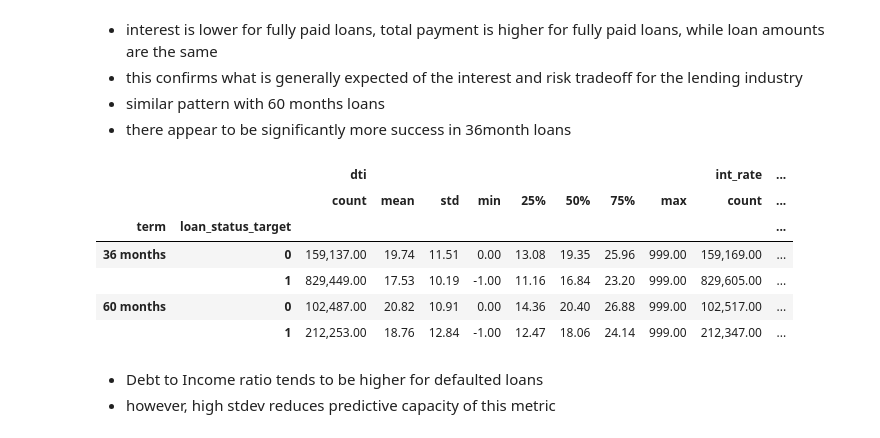
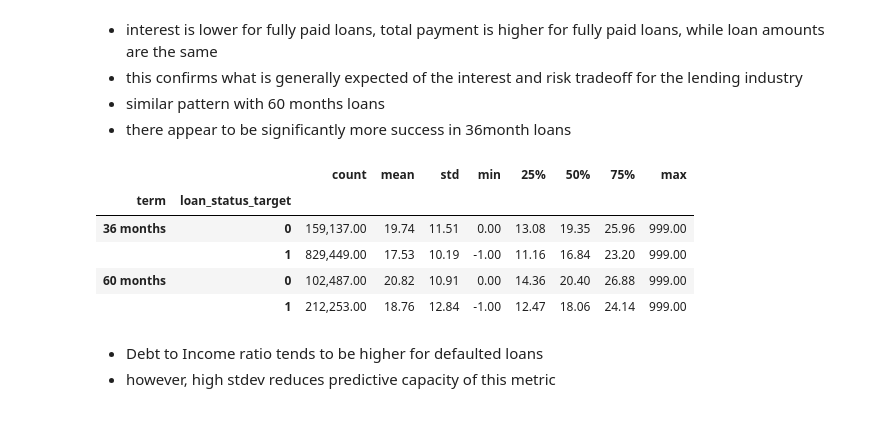
Before and after one commit to hhz212/notebooks, a Jupyter notebook: LC_ANALYSIS_v2.ipynb, the cells around one changed output. Cells and saved outputs as stored; diff of their text form; code cells hidden in the pictures.

```diff
--- a/LC_ANALYSIS_v2.ipynb
+++ b/LC_ANALYSIS_v2.ipynb
@@ -182,15 +182,14 @@ pd.pivot_table(df2,index=['term','loan_status_target'],values=['total_pymnt','in
 - similar pattern with 60 months loans
 - there appear to be significantly more success in 36month loans
 # %%
-df2.groupby(['term','loan_status_target'])['dti','int_rate'].describe()
+df2.groupby(['term','loan_status_target'])['dti'].describe()
 # %% [output]
-|  |  | dti |  |  |  |  |  |  |  | int_rate | ... |
-|  |  | count | mean | std | min | 25% | 50% | 75% | max | count | ... |
-| term | loan_status_target |  |  |  |  |  |  |  |  |  | ... |
-| 36 months | 0 | 159,137.00 | 19.74 | 11.51 | 0.00 | 13.08 | 19.35 | 25.96 | 999.00 | 159,169.00 | ... |
-|  | 1 | 829,449.00 | 17.53 | 10.19 | -1.00 | 11.16 | 16.84 | 23.20 | 999.00 | 829,605.00 | ... |
-| 60 months | 0 | 102,487.00 | 20.82 | 10.91 | 0.00 | 14.36 | 20.40 | 26.88 | 999.00 | 102,517.00 | ... |
-|  | 1 | 212,253.00 | 18.76 | 12.84 | -1.00 | 12.47 | 18.06 | 24.14 | 999.00 | 212,347.00 | ... |
+|  |  | count | mean | std | min | 25% | 50% | 75% | max |
+| term | loan_status_target |  |  |  |  |  |  |  |  |
+| 36 months | 0 | 159,137.00 | 19.74 | 11.51 | 0.00 | 13.08 | 19.35 | 25.96 | 999.00 |
+|  | 1 | 829,449.00 | 17.53 | 10.19 | -1.00 | 11.16 | 16.84 | 23.20 | 999.00 |
+| 60 months | 0 | 102,487.00 | 20.82 | 10.91 | 0.00 | 14.36 | 20.40 | 26.88 | 999.00 |
+|  | 1 | 212,253.00 | 18.76 | 12.84 | -1.00 | 12.47 | 18.06 | 24.14 | 999.00 |
 # %% [markdown]
 - Debt to Income ratio tends to be higher for defaulted loans
 - however, high stdev reduces predictive capacity of this metric
```
Also changed, not shown: parts of 2 cells of this notebook.
